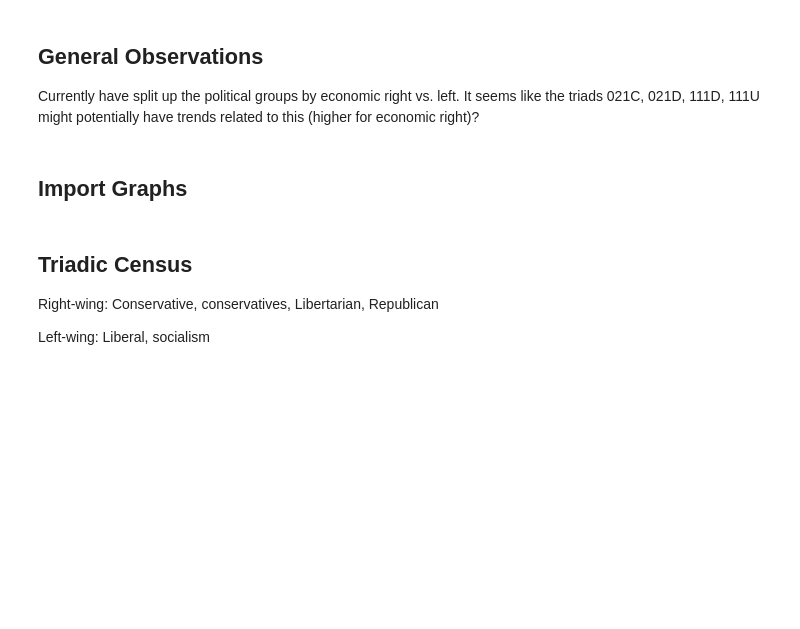
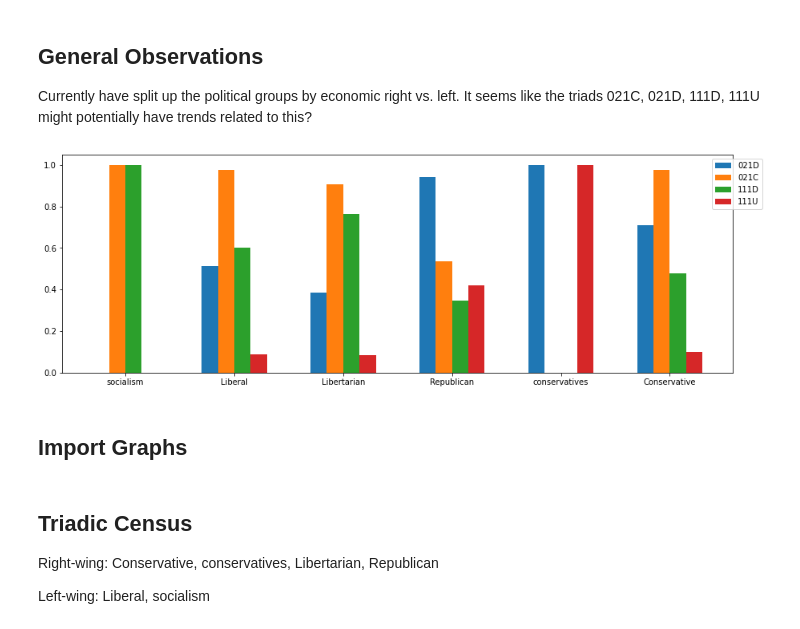
Before and after one commit to gracejyzhang/f20chil, a Jupyter notebook: reddit_summary.ipynb, the cells around one changed output. Cells and saved outputs as stored; diff of their text form; code cells hidden in the pictures; blank space fills up the shorter version.

Commit message:
added bar plot for triads across economic left vs. right

```diff
--- a/reddit_summary.ipynb
+++ b/reddit_summary.ipynb
@@ -8,7 +8,43 @@ from sklearn.preprocessing import MinMaxScaler
 # %% [markdown]
 ## General Observations
 
-Currently have split up the political groups by economic right vs. left. It seems like the triads 021C, 021D, 111D, 111U might potentially have trends related to this (higher for economic right)?
+Currently have split up the political groups by economic right vs. left. It seems like the triads 021C, 021D, 111D, 111U might potentially have trends related to this?
+# %%
+dims = pd.read_csv('dimensions.csv',index_col=0).apply(pd.eval)
+df1 = pd.read_csv('results/reddit_networks/reddit_reply_politics.csv',index_col=0)
+scaler = MinMaxScaler()
+
+# remove anarchy subreddits and other triads
+df1 = df1[3:]
+df1 = df1.drop(columns=['003', '012', '102', '021U', '030T', '030C', '201', '120D', '120U', '120C', '210', '300'])
+
+# scale triads
+df1 = df1.divide(df1.sum(axis=0), axis=1)
+df1 = df1.divide(df1.sum(axis=1), axis=0)
+
+# min-max scaling
+columns1 = ['021D', '021C', '111D', '111U']
+df1[columns1] = scaler.fit_transform(df1[columns1])
+
+# reorder columns according to economic left vs. right
+rows = ['socialism', 'Liberal', 'Libertarian', 'Republican', 'conservatives', 'Conservative']
+df1 = df1.reindex(rows)
+
+# plot triadic census
+fig, (ax1) = plt.subplots(1, 1, figsize=(15, 5))
+width = 0.15
+offset = 0
+x = np.arange(len(df1.index))
+for col in df1:
+    ax1.bar(x + offset, df1[col], width, label=col)
+    offset += width
+ax1.set_xticks([r + width * 1.5 for r in x])
+ax1.set_xticklabels(df1.index)
+ax1.legend(bbox_to_anchor=(1.05, 1))
+
+plt.show()
+# %% [output]
+[figure, added]
 # %% [markdown]
 ## Import Graphs
 # %%
```
